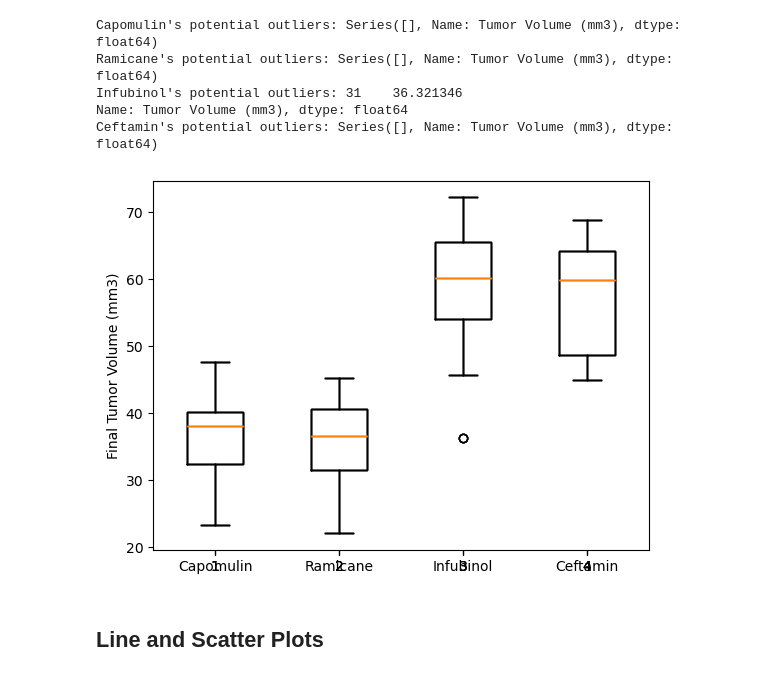
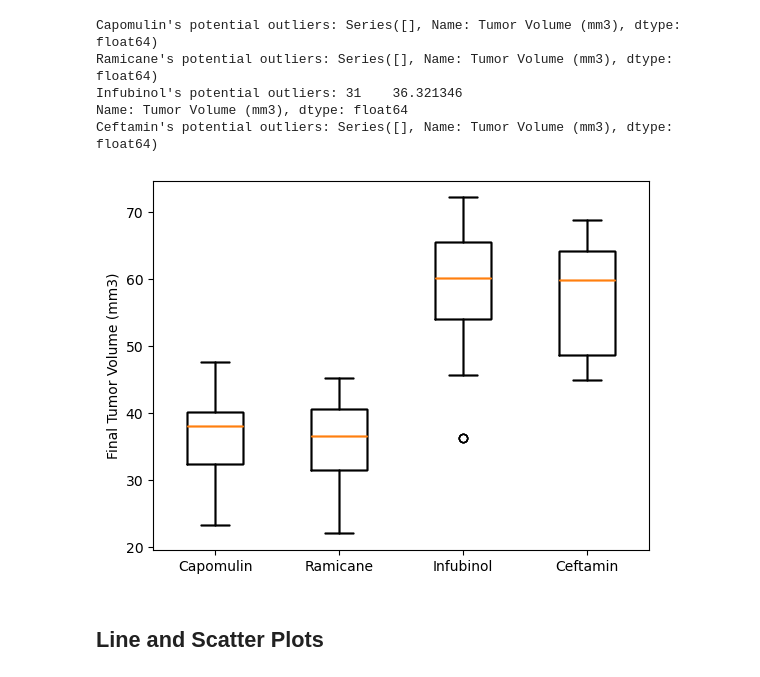
Before and after one commit to Kwessler93/Matplotlib-Challenge, a Jupyter notebook: pymaceuticals_starter.ipynb, the cells around one changed output. Saved outputs shown, nothing was run; the diff lists cells and outputs as text; code cells hidden in the pictures.

```diff
--- a/pymaceuticals_starter.ipynb
+++ b/pymaceuticals_starter.ipynb
@@ -260,17 +253,17 @@ Ceftamin's potential outliers: Series([], Name: Tumor Volume (mm3), dtype: float
 # %%
 # Generate a box plot that shows the distribution of the tumor volume for each treatment group.
 fig1, ax1 = plt.subplots()
-
-ax1.set_xticklabels(Drug_Regimen)
 
 ax1.set_ylabel('Final Tumor Volume (mm3)')
 
 for drug in Drug_Regimen:
     ax1.boxplot(Tumor_Volume)
 
+ax1.set_xticks([1, 2, 3, 4])
+ax1.set_xticklabels(Drug_Regimen)
 plt.show()
 # %% [output]
-[figure, old version]
+[figure, new version]
 # %% [markdown]
 ## Line and Scatter Plots
 # %%
```
Also changed, not shown: parts of 4 cells of this notebook.
